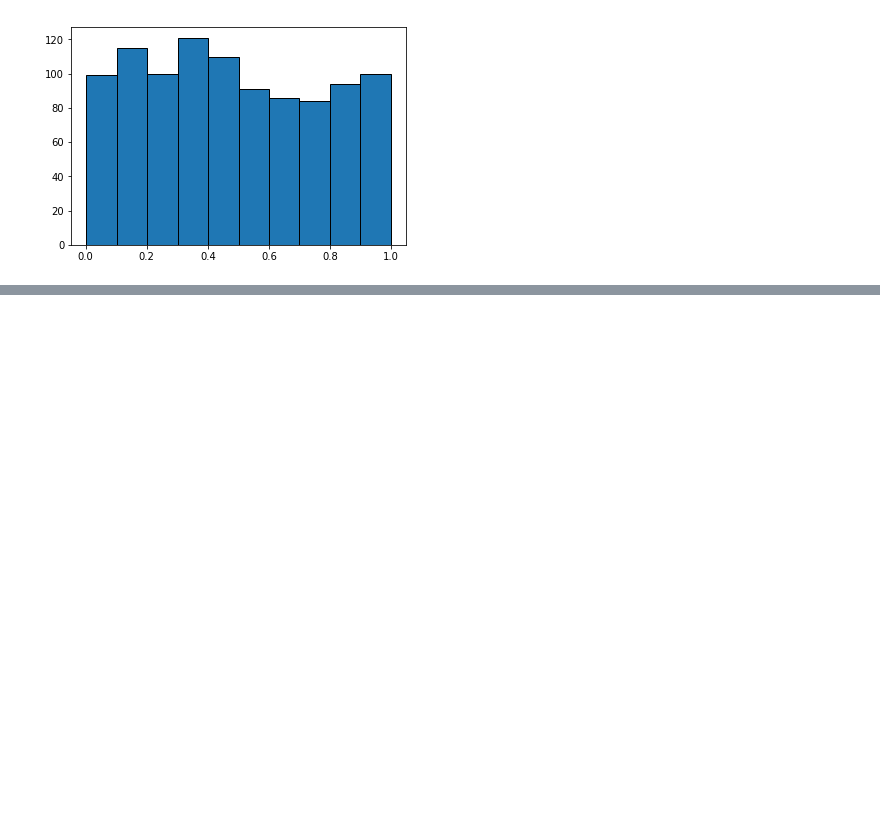
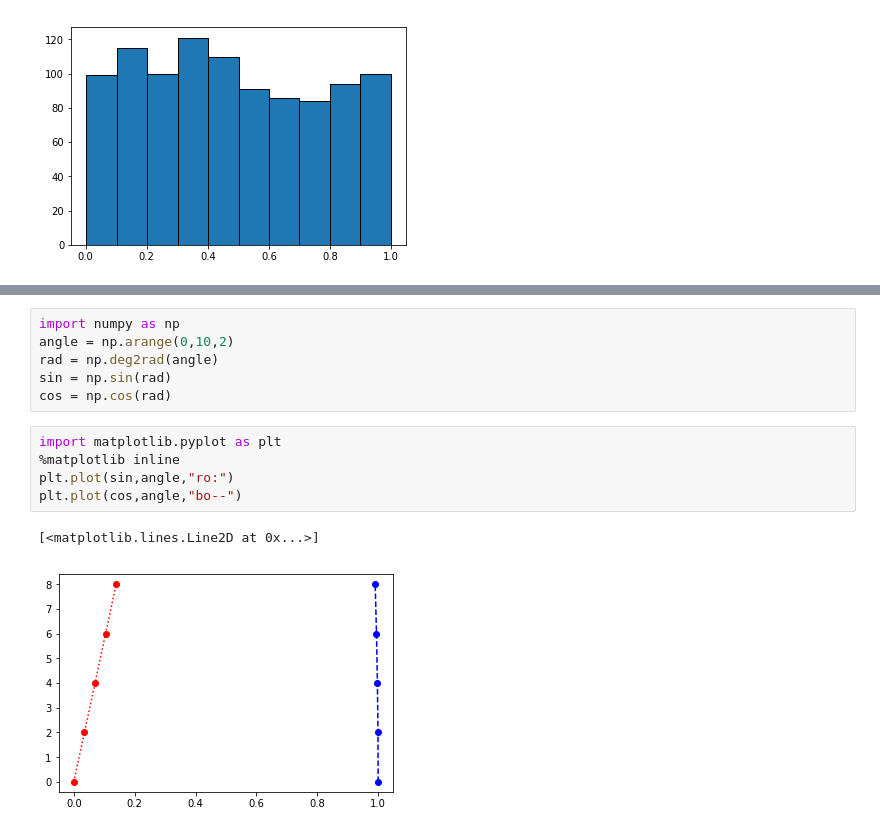
Before and after one commit to imrankhan0786/imran1, a Jupyter notebook: Data Science/numpy.ipynb, the cells around one changed output, grey strips where cells are left out. Saved outputs shown, nothing was run; the diff lists cells and outputs as text; blank space fills up the shorter version.

```diff
--- a/Data Science/numpy.ipynb
+++ b/Data Science/numpy.ipynb
@@ -346,0 +363,14 @@ plt.show()
+# %%
+import numpy as np
+angle = np.arange(0,10,2)
+rad = np.deg2rad(angle)
+sin = np.sin(rad)
+cos = np.cos(rad)
+# %%
+import matplotlib.pyplot as plt
+%matplotlib inline
+plt.plot(sin,angle,"ro:")
+plt.plot(cos,angle,"bo--")
+# %% [output]
+[<matplotlib.lines.Line2D at 0x...>]
+[figure, added]
```
Also changed, not shown: parts of 3 cells of this notebook, 2 other files.
